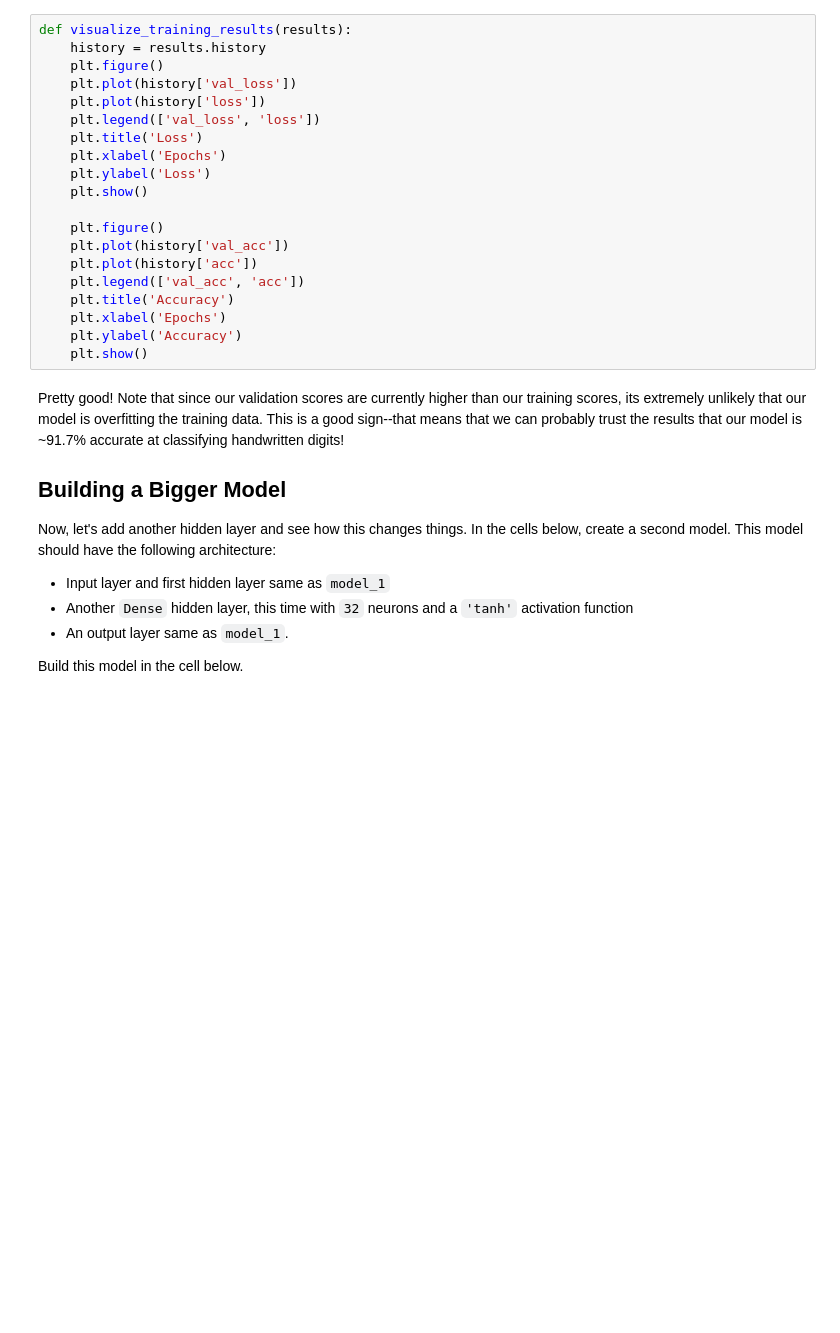
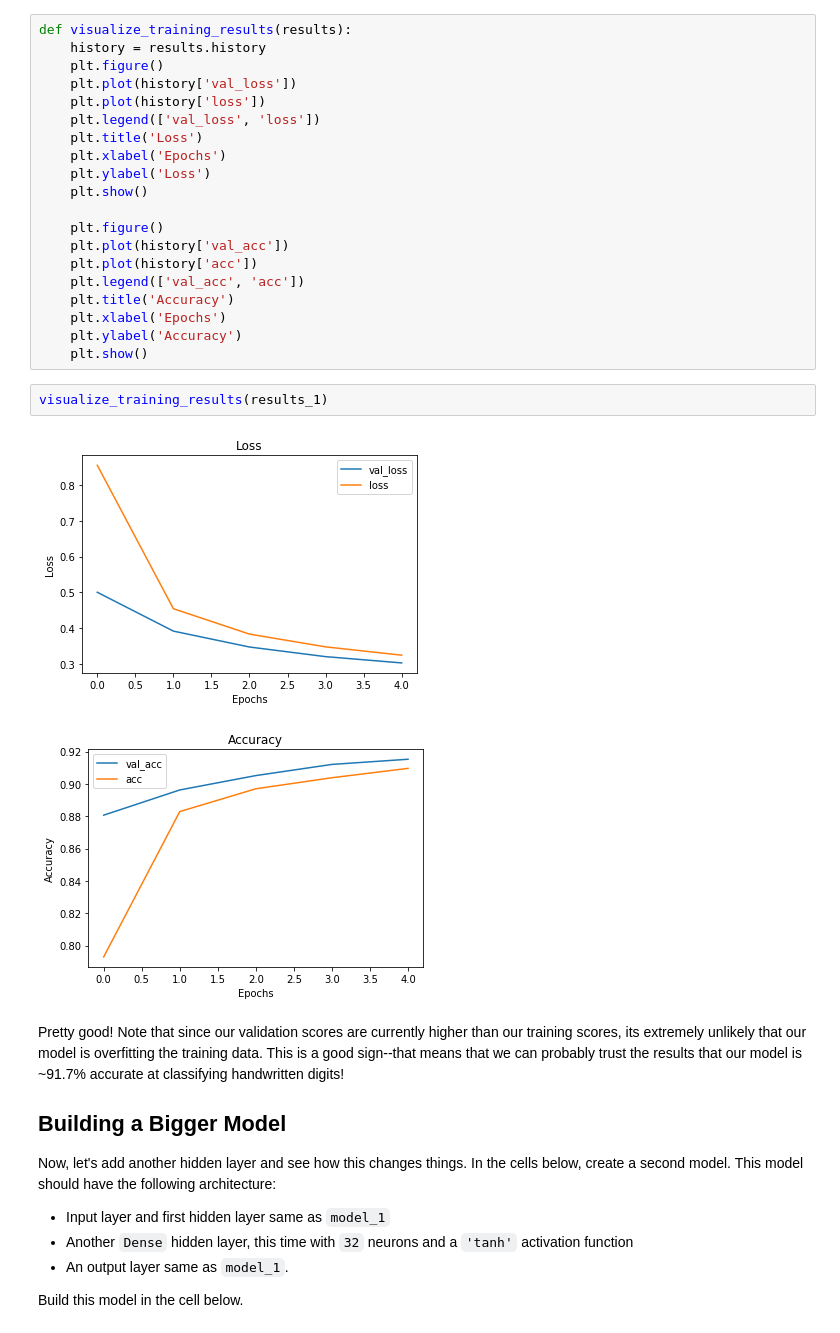
Before and after one commit to fcoba/dsc-image-classification-with-mlps-lab-dc-ds-career-042219, a Jupyter notebook: index.ipynb, the cells around one changed output. Cells and saved outputs as stored; diff of their text form; blank space fills up the shorter version.

```diff
--- a/index.ipynb
+++ b/index.ipynb
@@ -231,6 +231,11 @@ def visualize_training_results(results):
     plt.xlabel('Epochs')
     plt.ylabel('Accuracy')
     plt.show()
+# %%
+visualize_training_results(results_1)
+# %% [output]
+[figure, added]
+[figure, added]
 # %% [markdown]
 Pretty good! Note that since our validation scores are currently higher than our training scores, its extremely unlikely that our model is overfitting the training data. This is a good sign--that means that we can probably trust the results that our model is ~91.7% accurate at classifying handwritten digits!
 
```
